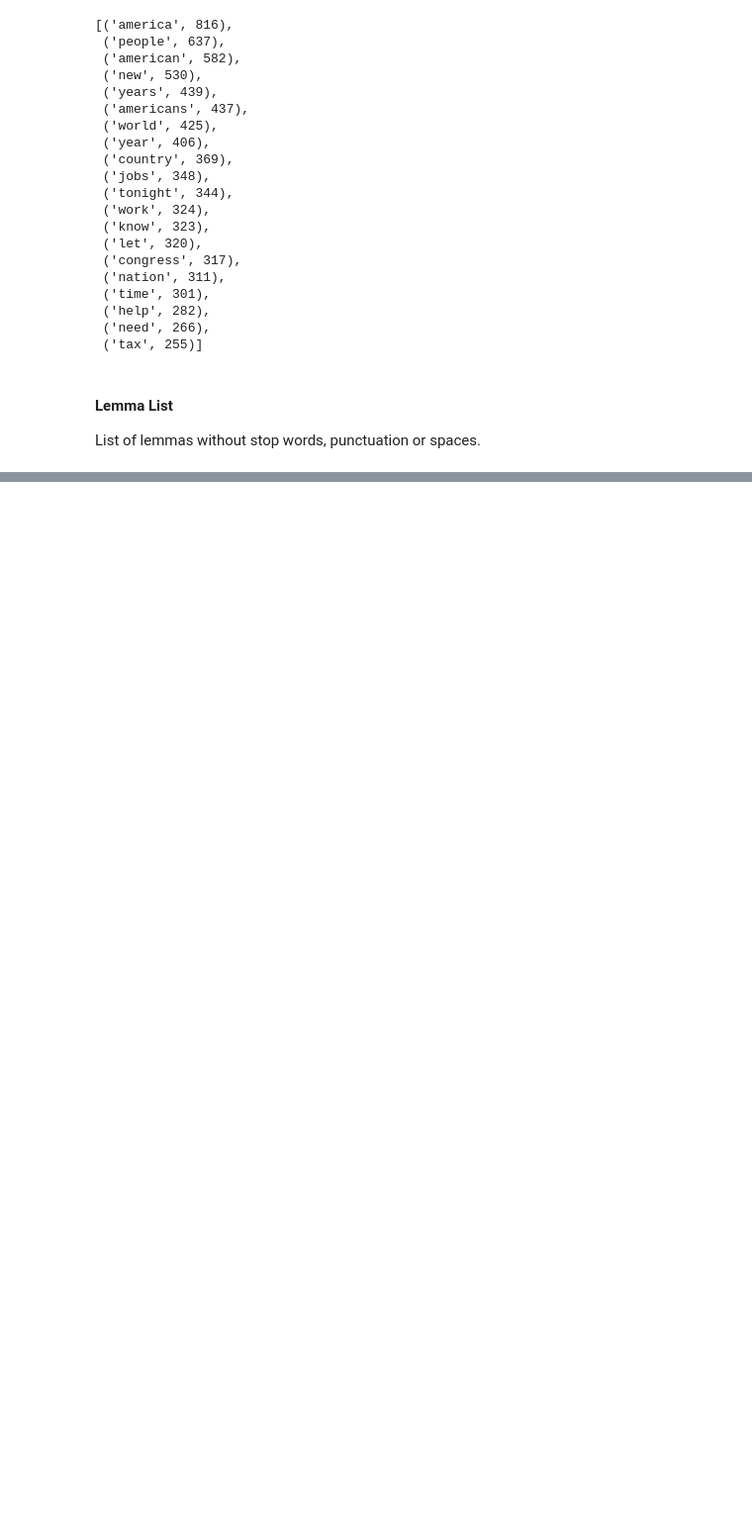
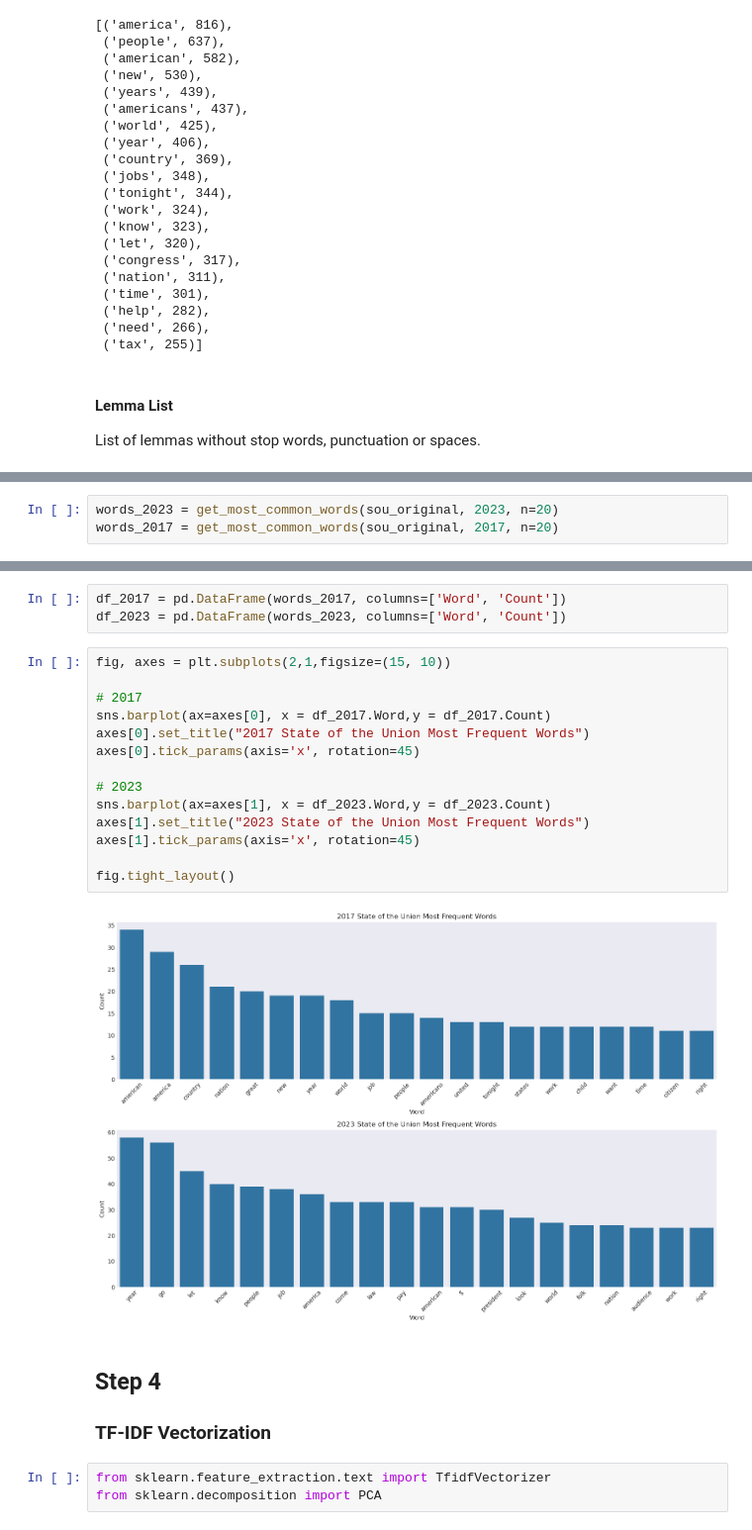
Before and after one commit to UCB-stat-159-f25/proj02-group10, a Jupyter notebook: nlp-P02-Larissa.ipynb, the cells around one changed output, grey strips where cells are left out. Shown at 99% size. Cells and saved outputs as stored; diff of their text form; blank space fills up the shorter version.

Commit message:
Finished step 3 of Part 02. Still missing vectorization.

```diff
--- a/nlp-P02-Larissa.ipynb
+++ b/nlp-P02-Larissa.ipynb
@@ -85,0 +175,3 @@ List of lemmas without stop words, punctuation or spaces.
+# %%
+words_2023 = get_most_common_words(sou_original, 2023, n=20)
+words_2017 = get_most_common_words(sou_original, 2017, n=20)
@@ -85,0 +224,25 @@ List of lemmas without stop words, punctuation or spaces.
+# %%
+df_2017 = pd.DataFrame(words_2017, columns=['Word', 'Count'])
+df_2023 = pd.DataFrame(words_2023, columns=['Word', 'Count'])
+# %%
+fig, axes = plt.subplots(2,1,figsize=(15, 10))
+
+# 2017
+sns.barplot(ax=axes[0], x = df_2017.Word,y = df_2017.Count)
+axes[0].set_title("2017 State of the Union Most Frequent Words")
+axes[0].tick_params(axis='x', rotation=45)
+
+# 2023
+sns.barplot(ax=axes[1], x = df_2023.Word,y = df_2023.Count)
+axes[1].set_title("2023 State of the Union Most Frequent Words")
+axes[1].tick_params(axis='x', rotation=45)
+
+fig.tight_layout()
+# %% [output]
+[figure, added]
+# %% [markdown]
+## Step 4
+### TF-IDF Vectorization
+# %%
+from sklearn.feature_extraction.text import TfidfVectorizer
+from sklearn.decomposition import PCA
```
Also changed, not shown: parts of 15 cells of this notebook.
